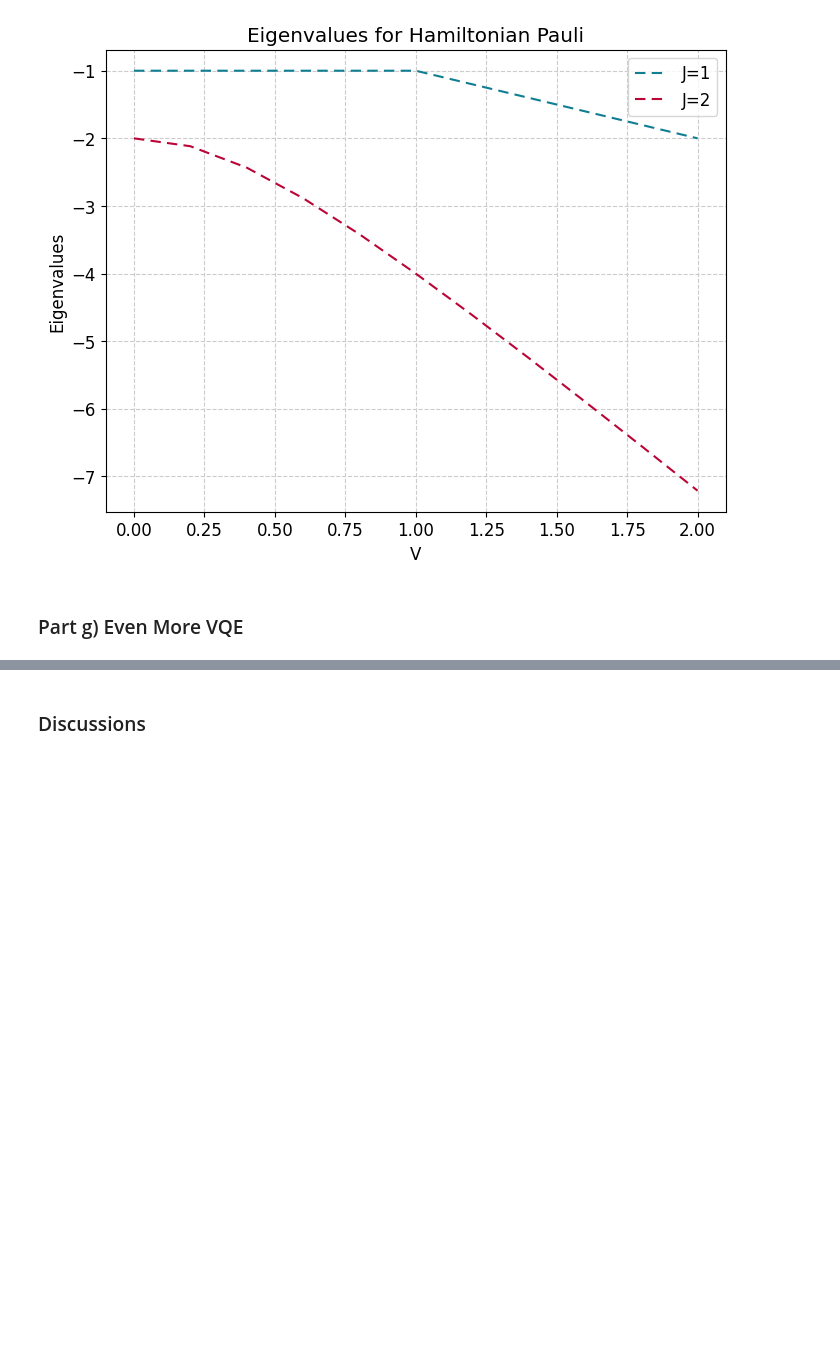
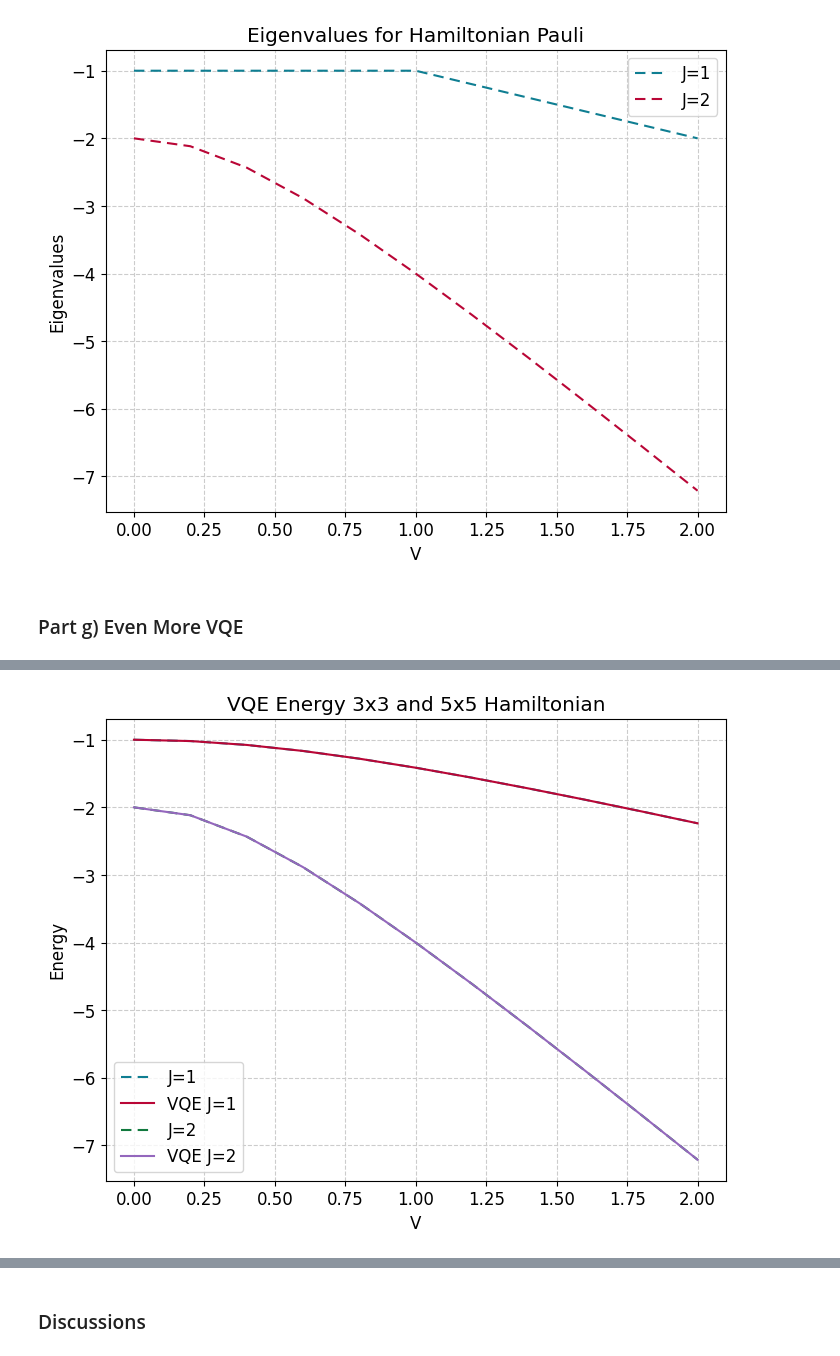
Before and after one commit to hishemok/FYS5419, a Jupyter notebook: Project1.ipynb, the cells around one changed output, grey strips where cells are left out. Saved outputs shown, nothing was run; the diff lists cells and outputs as text; code cells hidden in the pictures; blank space fills up the shorter version.

```diff
--- a/Project1.ipynb
+++ b/Project1.ipynb
@@ -861,0 +731,60 @@ plt.show()
+# %%
+from scipy.optimize import minimize
+
+def exp_val_j1(params: np.array, V: float, eps: float) -> float:
+    """
+    Returns the expectation value for a given set of parameters and V, epsilon
+    """
+    psi = ansatz_j1(params)
+    return np.real(psi.conj().T @ HJ1_Quasispin(eps,V) @ psi)
+
+def exp_val_j2(params: np.array, V: float, eps : float) -> float:
+    """
+    Returns the expectation value for a given set of parameters and V, epsilon
+    """
+    psi = ansatz_j2(params)
+    return np.real(psi.conj().T @ HJ2_Quasispin(eps,V) @ psi)
+
+
+def cost_j1(params: np.array, V: float, epsilon: float) -> float:
+    """
+    Returns the cost function for J=1
+    """
+    return exp_val_j1(params, V, epsilon)
+
+def cost_j2(params: np.array, V: float, epsilon: float) -> float:
+    """
+    Returns the cost function for J=2
+    """
+    return exp_val_j2(params, V, epsilon)
+
+
+Vvals = np.linspace(0,2,11)
+epsilon = 1.0
+vqe_energies_j1 = np.zeros(len(Vvals))
+vqe_energies_j2 = np.zeros(len(Vvals))
+tol = 1e-4
+for i in range(len(Vvals)):
+    init_params_j1 = np.random.rand(4) * np.pi
+    init_params_j2 = np.random.rand(6) * np.pi
+
+    # Optimize using BFGS (gradient-based)
+    res_j1 = minimize(cost_j1, init_params_j1, args=(Vvals[i], epsilon), method='BFGS', tol=tol)
+    res_j2 = minimize(cost_j2, init_params_j2, args=(Vvals[i], epsilon), method='BFGS', tol=tol)
+
+    # Store the minimum energy found
+    vqe_energies_j1[i] = res_j1.fun
+    vqe_energies_j2[i] = res_j2.fun
+
+
+plt.plot(Vvals, J1_eigenvalues_Quasispin,linestyle = (0,(5,3)))
+plt.plot(Vvals, vqe_energies_j1)
+plt.plot(Vvals, J2_eigenvalues_Quasispin,linestyle = (0,(5,3)))
+plt.plot(Vvals, vqe_energies_j2)
+plt.xlabel("V")
+plt.ylabel("Energy")
+plt.title("VQE Energy 3x3 and 5x5 Hamiltonian")
+plt.legend(["J=1","VQE J=1","J=2","VQE J=2"])
+plt.show()
+# %% [output]
+[figure, added]
```
Also changed, not shown: parts of 7 cells of this notebook.
